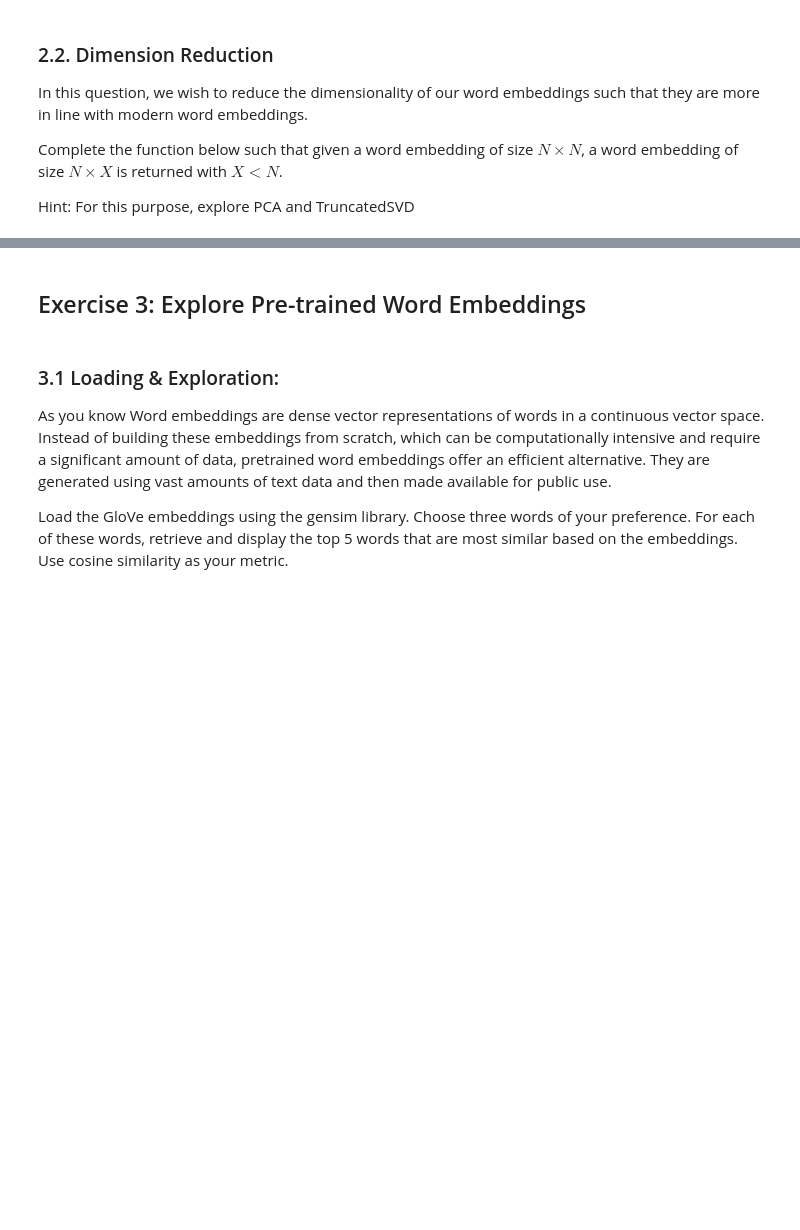
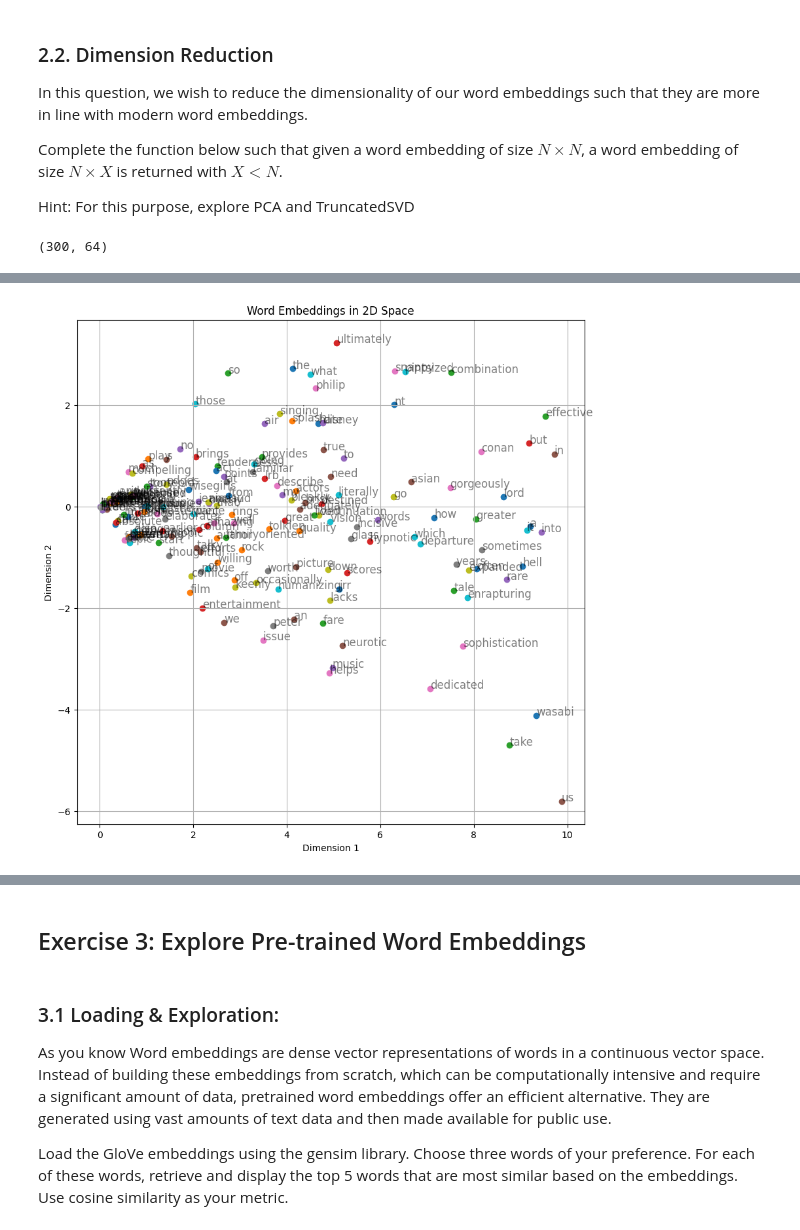
Before and after one commit to peyman886/NLP, a Jupyter notebook: YaghoubZadeh 1402-2/HomeWork/HW1/NLP_assignment_1.ipynb, the cells around one changed output, grey strips where cells are left out. Drawn from its saved outputs; the diff is of its cells as text; code cells hidden in the pictures; blank space fills up the shorter version.

```diff
--- a/YaghoubZadeh 1402-2/HomeWork/HW1/NLP_assignment_1.ipynb
+++ b/YaghoubZadeh 1402-2/HomeWork/HW1/NLP_assignment_1.ipynb
@@ -369,3 +467,20 @@ def reduce_dimension(embeddings, x = 64) :
+# %%
+def reduce_dimension(embeddings, x=64):
+    svd = TruncatedSVD(n_components=x)
+    reduced_embeddings = svd.fit_transform(embeddings)
+    return reduced_embeddings
+
+# Example usage
+# Create a sample word embedding matrix (N x N)
+N = 300  # Original dimension
+X = 64  # Reduced dimension
+sample_embeddings = np.random.rand(N, N)
+
+# Reduce dimensionality
+reduced_embeddings = reduce_dimension(sample_embeddings, X)
+print(reduced_embeddings.shape)  # Output should be (N, X)
+# %% [output]
+(300, 64)
 # %% [markdown]
 ### 2.3. Visualizing the word embeddings
 
@@ -387,3 +496,31 @@ plot_embeddings(co_occurrence_word_embedding)
+# %%
+index_to_word = {v: k for k, v in mapping.items()}
+# %%
+def plot_embeddings(word_embeddings):
+  # Reduce the dimensionality to 2D
+  reduced_embeddings = reduce_dimension(word_embeddings, x=2)
+  # reduced_embeddings = red
+
+  # Create a scatter plot of the word embeddings
+  plt.figure(figsize=(10, 10))
+  for i, (x, y) in enumerate(reduced_embeddings[200:500]):
+    r = 10
+    if -r<x<r and -r<y<r:
+      word = index_to_word[i]  # Assuming you have the index_to_word mapping
+      plt.scatter(x, y)
+      plt.text(x, y, word, fontsize=12, alpha=0.1)
+
+  plt.title("Word Embeddings in 2D Space")
+  plt.xlabel("Dimension 1")
+  plt.ylabel("Dimension 2")
+  plt.grid()
+  plt.show()
+
+# Example usage
+# Assuming you have the word-to-index mapping 'index_to_word' and the word embedding matrix 'co_occurrence_word_embedding'
+plot_embeddings(co_occurrence_word_embedding)
+# %% [output]
+[figure, added]
 # %% [markdown]
 Having visualized our word embedding, it is easier to analyze its properties and talk about its qualities.
 
```
Also changed, not shown: parts of 19 cells of this notebook.
